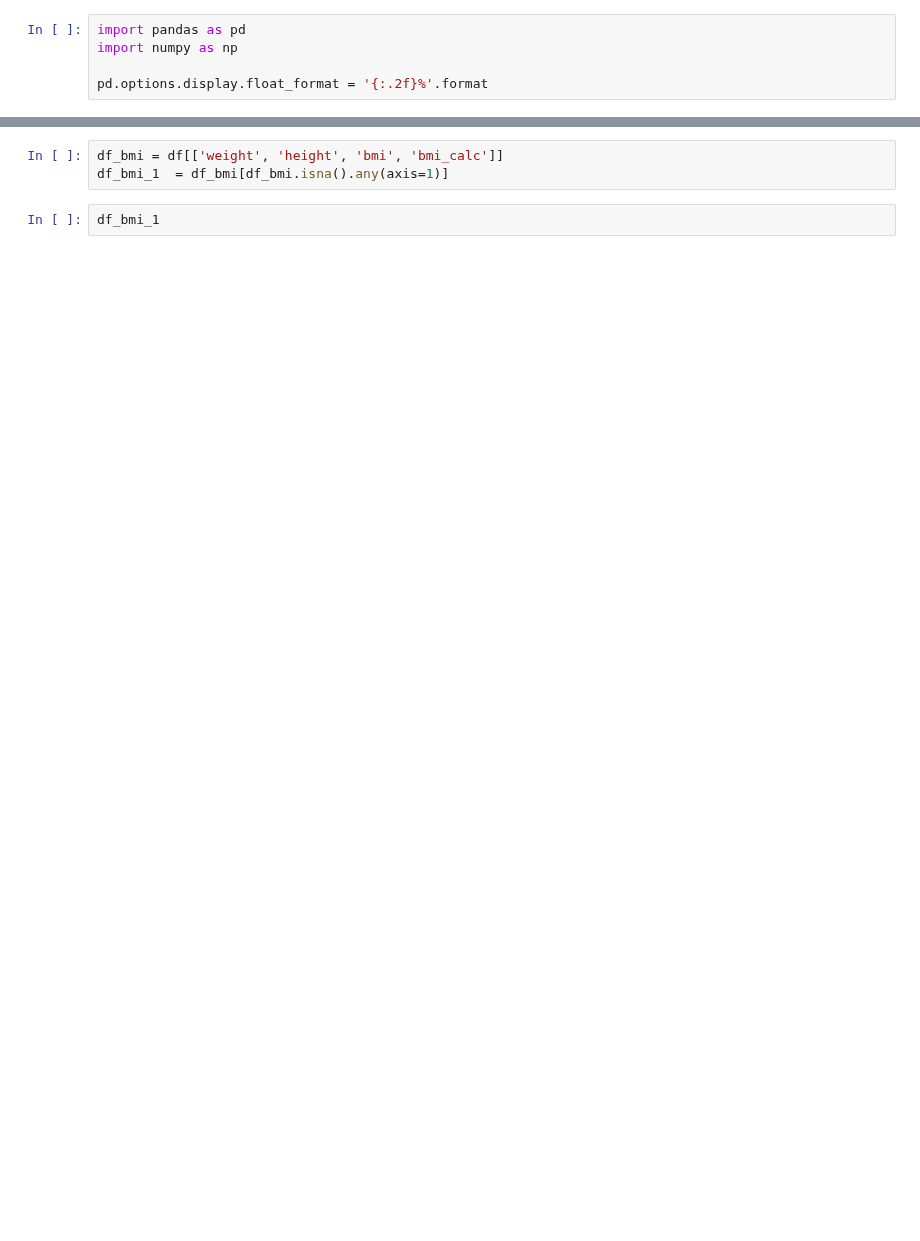
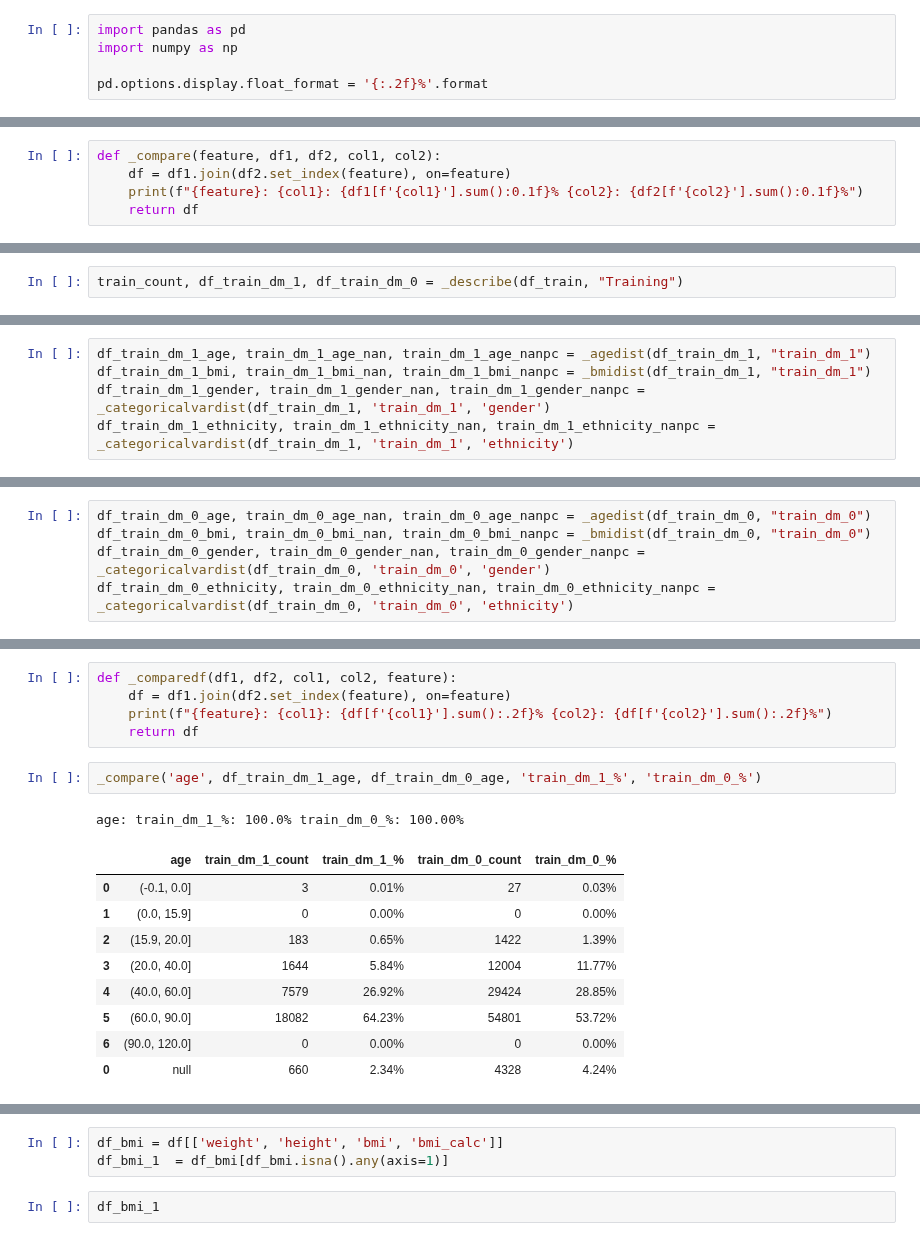
Before and after one commit to sreedevigattu/wids2021, a Jupyter notebook: explore.ipynb, the cells around one changed output, grey strips where cells are left out. Saved outputs shown, nothing was run; the diff lists cells and outputs as text; blank space fills up the shorter version.

```diff
--- a/explore.ipynb
+++ b/explore.ipynb
@@ -91,0 +153,5 @@ df['bmi_calc'] = df['weight']/(df['height']/100)**2
+# %%
+def _compare(feature, df1, df2, col1, col2):
+    df = df1.join(df2.set_index(feature), on=feature)
+    print(f"{feature}: {col1}: {df1[f'{col1}'].sum():0.1f}% {col2}: {df2[f'{col2}'].sum():0.1f}%")
+    return df
@@ -91,0 +160,2 @@ df['bmi_calc'] = df['weight']/(df['height']/100)**2
+# %%
+train_count, df_train_dm_1, df_train_dm_0 = _describe(df_train, "Training")
@@ -91,0 +205,5 @@ df['bmi_calc'] = df['weight']/(df['height']/100)**2
+# %%
+df_train_dm_1_age, train_dm_1_age_nan, train_dm_1_age_nanpc = _agedist(df_train_dm_1, "train_dm_1")
+df_train_dm_1_bmi, train_dm_1_bmi_nan, train_dm_1_bmi_nanpc = _bmidist(df_train_dm_1, "train_dm_1")
+df_train_dm_1_gender, train_dm_1_gender_nan, train_dm_1_gender_nanpc = _categoricalvardist(df_train_dm_1, 'train_dm_1', 'gender')
+df_train_dm_1_ethnicity, train_dm_1_ethnicity_nan, train_dm_1_ethnicity_nanpc = _categoricalvardist(df_train_dm_1, 'train_dm_1', 'ethnicity')
@@ -91,0 +230,5 @@ df['bmi_calc'] = df['weight']/(df['height']/100)**2
+# %%
+df_train_dm_0_age, train_dm_0_age_nan, train_dm_0_age_nanpc = _agedist(df_train_dm_0, "train_dm_0")
+df_train_dm_0_bmi, train_dm_0_bmi_nan, train_dm_0_bmi_nanpc = _bmidist(df_train_dm_0, "train_dm_0")
+df_train_dm_0_gender, train_dm_0_gender_nan, train_dm_0_gender_nanpc = _categoricalvardist(df_train_dm_0, 'train_dm_0', 'gender')
+df_train_dm_0_ethnicity, train_dm_0_ethnicity_nan, train_dm_0_ethnicity_nanpc = _categoricalvardist(df_train_dm_0, 'train_dm_0', 'ethnicity')
@@ -91,0 +294,18 @@ df['bmi_calc'] = df['weight']/(df['height']/100)**2
+# %%
+def _comparedf(df1, df2, col1, col2, feature):
+    df = df1.join(df2.set_index(feature), on=feature)
+    print(f"{feature}: {col1}: {df[f'{col1}'].sum():.2f}% {col2}: {df[f'{col2}'].sum():.2f}%")
+    return df
+# %%
+_compare('age', df_train_dm_1_age, df_train_dm_0_age, 'train_dm_1_%', 'train_dm_0_%')
+# %% [output]
+age: train_dm_1_%: 100.0% train_dm_0_%: 100.00%
+|  | age | train_dm_1_count | train_dm_1_% | train_dm_0_count | train_dm_0_% |
+| 0 | (-0.1, 0.0] | 3 | 0.01% | 27 | 0.03% |
+| 1 | (0.0, 15.9] | 0 | 0.00% | 0 | 0.00% |
+| 2 | (15.9, 20.0] | 183 | 0.65% | 1422 | 1.39% |
+| 3 | (20.0, 40.0] | 1644 | 5.84% | 12004 | 11.77% |
+| 4 | (40.0, 60.0] | 7579 | 26.92% | 29424 | 28.85% |
+| 5 | (60.0, 90.0] | 18082 | 64.23% | 54801 | 53.72% |
+| 6 | (90.0, 120.0] | 0 | 0.00% | 0 | 0.00% |
+| 0 | null | 660 | 2.34% | 4328 | 4.24% |
```
Also changed, not shown: parts of 70 cells of this notebook.
